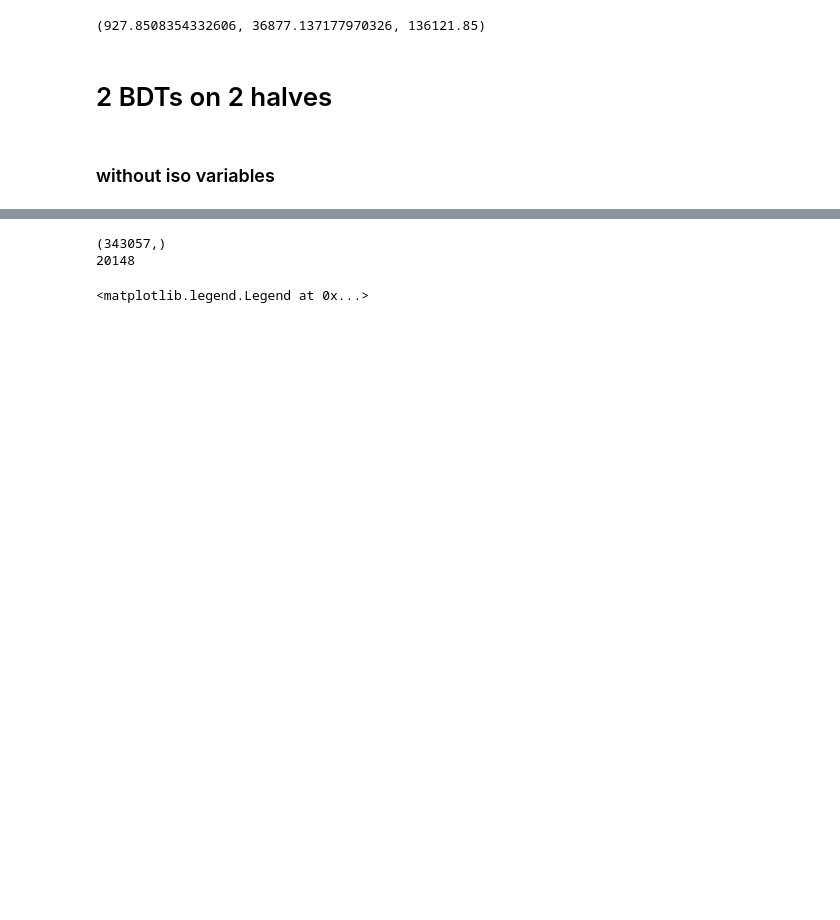
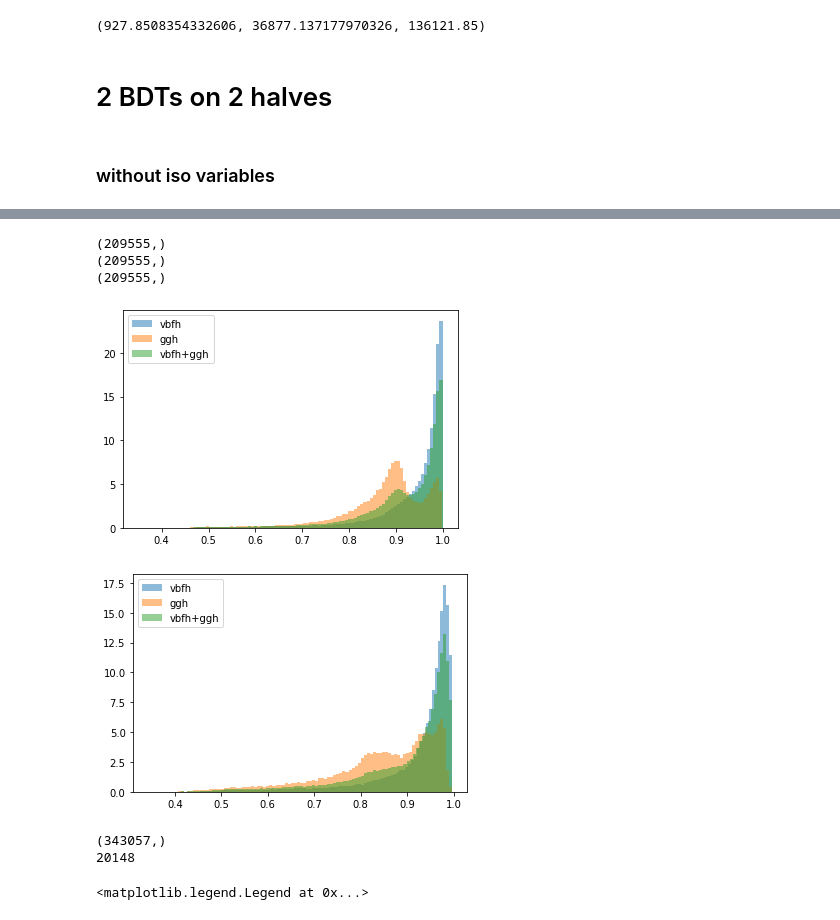
Before and after one commit to stanleyycheung/MSci-Project-HiggsTauTau, a Jupyter notebook: shared/signal_background_BDT_v2_kristof.ipynb, the cells around one changed output, grey strips where cells are left out. Saved outputs shown, nothing was run; the diff lists cells and outputs as text; code cells hidden in the pictures; blank space fills up the shorter version.

```diff
--- a/shared/signal_background_BDT_v2_kristof.ipynb
+++ b/shared/signal_background_BDT_v2_kristof.ipynb
@@ -117,9 +122,6 @@ fakes.loc[:, 'y'] = np.full((fakes.shape[0],),2.)
 higgs.loc[:, 'cn'] = np.full((higgs.shape[0],),928.278)
 ztt.loc[:, 'cn'] = np.full((ztt.shape[0],),4.716)
 fakes.loc[:, 'cn'] = np.full((fakes.shape[0],),1.278)
-# %%
-vbfmask = np.concatenate([np.ones(vbfh.shape[0]), np.zeros(ggh.shape[0])])
-higgs.loc[:, 'vbfmask'] = vbfmask
 # %%
 df = pd.concat([higgs, ztt, fakes]).reset_index(drop=True)
 # %%
@@ -141,6 +143,7 @@ higgs.w.sum(), ztt.w.sum(), fakes.w.sum()
 # %% [markdown]
 ### without iso variables
 # %%
+higgs = higgs.sample(frac=1).reset_index(drop=True)
 higgs1 = higgs[:len(higgs)//2]
 higgs2 = higgs[len(higgs)//2:]
 ztt1 = ztt[:len(ztt)//2]
@@ -179,14 +182,14 @@ Index(['pt_1', 'pt_2', 'm_vis', 'svfit_mass', 'mjj', 'jpt_1', 'pt_tt', 'met',
       dtype='object')
 # %%
-X1 = df1_1.drop(['y', 'wt', 'w', 'cn', 'vbfmask'], axis=1).to_numpy()
+X1 = df1_1.drop(['y', 'wt', 'w', 'cn', 'h_ind'], axis=1).to_numpy()
 y1 = df1_1.y.astype(int)
 w1 = df1_1.w
-X_train1, X_test1, y_train1, y_test1, w_train1, w_test1, cn_train1, cn_test1, vbfmask_train1, vbfmask_test1 = train_test_split(X1, y1, w1, df1.cn, df1.vbfmask, test_size=0.3, random_state=1, stratify=df1_1.y)
+X_train1, X_test1, y_train1, y_test1, w_train1, w_test1, cn_train1, cn_test1, h_ind_train1, h_ind_test1 = train_test_split(X1, y1, w1, df1.cn, df1.h_ind, test_size=0.3, random_state=1, stratify=df1_1.y)
 
-X2 = df2_1.drop(['y', 'wt', 'w', 'cn', 'vbfmask'], axis=1).to_numpy()
+X2 = df2_1.drop(['y', 'wt', 'w', 'cn', 'h_ind'], axis=1).to_numpy()
 y2 = df2_1.y.astype(int)
 w2 = df2_1.w
-X_train2, X_test2, y_train2, y_test2, w_train2, w_test2, cn_train2, cn_test2, vbfmask_train2, vbfmask_test2 = train_test_split(X2, y2, w2, df2.cn, df2.vbfmask, test_size=0.3, random_state=1, stratify=df2_1.y)
+X_train2, X_test2, y_train2, y_test2, w_train2, w_test2, cn_train2, cn_test2, h_ind_train2, h_ind_test2 = train_test_split(X2, y2, w2, df2.cn, df2.h_ind, test_size=0.3, random_state=1, stratify=df2_1.y)
 # %%
 eval_set1 = [(X_train1, y_train1), (X_test1, y_test1)]
 xgb_clf1.fit(X_train1, y_train1, sample_weight=w_train1*cn_train1,
@@ -273,4 +276,36 @@ roc_auc2=dict()
 for i in range(3):
     fpr2[i], tpr2[i], thresh2[i] = roc_curve(onehot2[:,i], y_pred2[:,i],sample_weight=w_test1)
     roc_auc2[i] = auc(fpr2[i], tpr2[i])
+# %%
+y_classes1 = xgb_clf1.predict(X_test2)
+y_classes2 = xgb_clf2.predict(X_test1)
+# %%
+print(h_ind_test2.shape)
+print(y_pred1[:, 0].shape)
+print(y_classes1.shape)
+# %% [output]
+(209555,)
+(209555,)
+(209555,)
+# %%
+plt.figure()
+# plt.hist(y_pred[:, 0][y_test==0], bins=100, label='higgs', alpha=0.5, density=True)
+plt.hist(y_pred1[:, 0][(y_classes1==0) & (h_ind_test2==1)], bins=100, label='vbfh', alpha=0.5, density=True)
+plt.hist(y_pred1[:, 0][(y_classes1==0) & (h_ind_test2==2)], bins=100, label='ggh', alpha=0.5, density=True)
+plt.hist(np.append(y_pred1[:, 0][(y_classes1==0) & (h_ind_test2==1)], y_pred1[:, 0][(y_classes1==0) & (h_ind_test2==2)]), bins=100, label='vbfh+ggh', alpha=0.5, density=True)
+plt.legend()
+#plt.savefig('./signal_background/higgs_vbf_ggh_score.PNG')
+plt.show()
+
+plt.figure()
+# plt.hist(y_pred[:, 0][y_test==0], bins=100, label='higgs', alpha=0.5, density=True)
+plt.hist(y_pred2[:, 0][(y_classes2==0) & (h_ind_test1==1)], bins=100, label='vbfh', alpha=0.5, density=True)
+plt.hist(y_pred2[:, 0][(y_classes2==0) & (h_ind_test1==2)], bins=100, label='ggh', alpha=0.5, density=True)
+plt.hist(np.append(y_pred2[:, 0][(y_classes2==0) & (h_ind_test1==1)], y_pred2[:, 0][(y_classes2==0) & (h_ind_test1==2)]), bins=100, label='vbfh+ggh', alpha=0.5, density=True)
+plt.legend()
+#plt.savefig('./signal_background/higgs_vbf_ggh_score.PNG')
+plt.show()
+# %% [output]
+[figure, added]
+[figure, added]
 # %%
```
Also changed, not shown: parts of 5 cells of this notebook.
